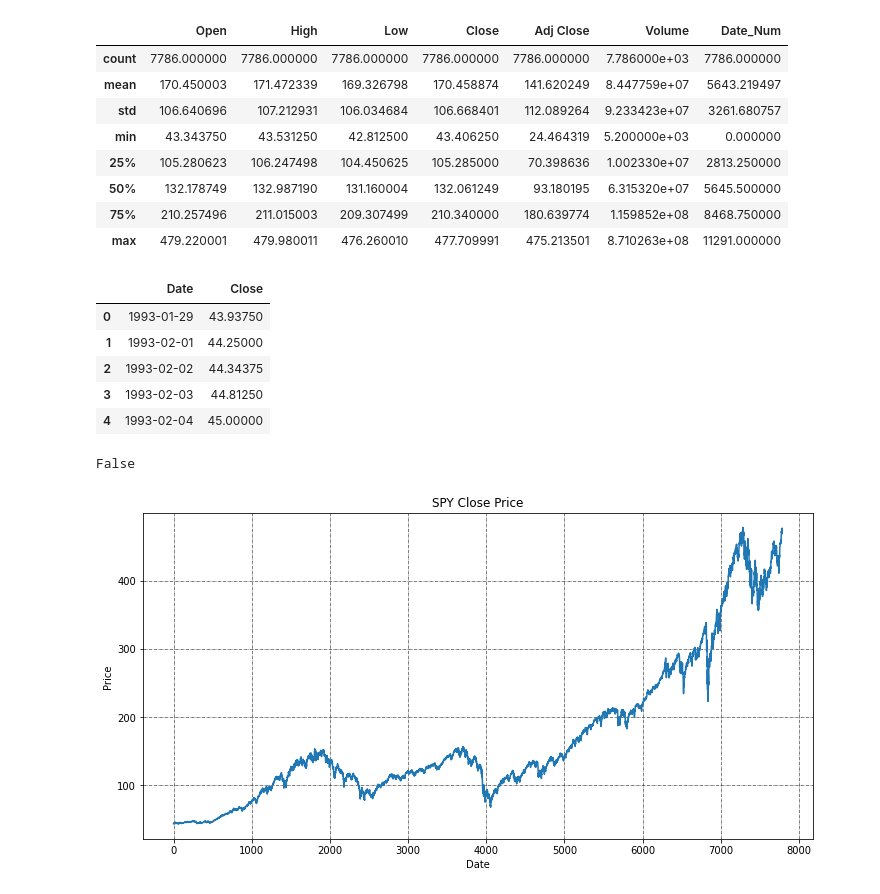
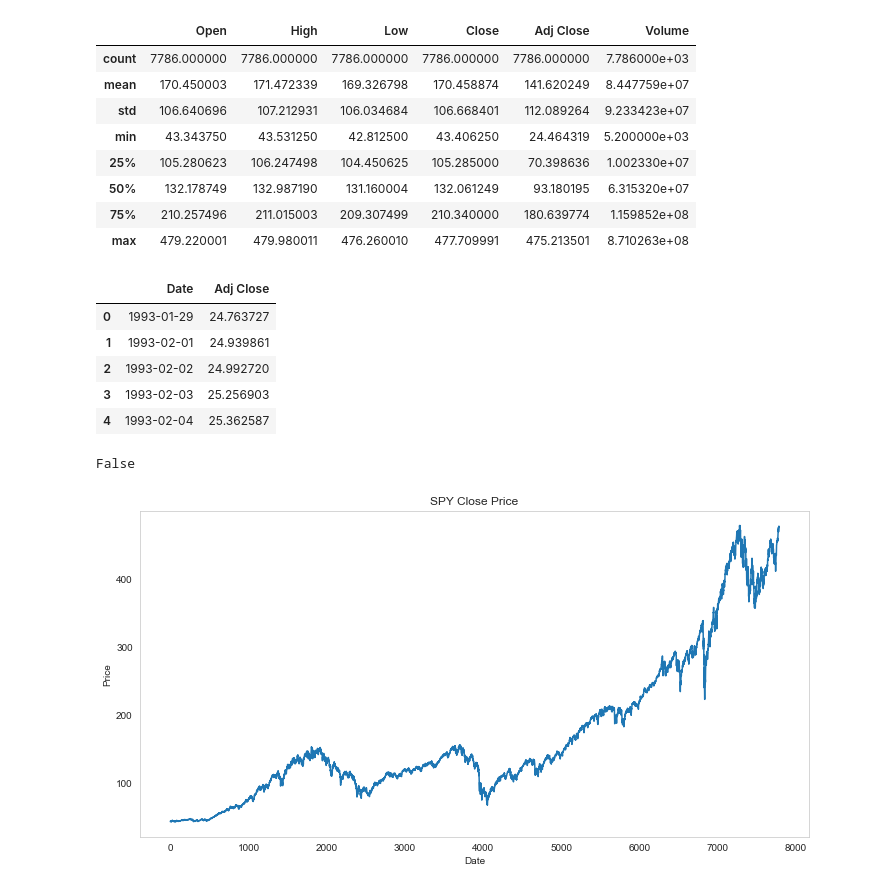
Before and after one commit to connorp7/LSTM_LinearRegression_Model_For_Stocks, a Jupyter notebook: notebooks/linear_regression_SPY.ipynb, the cells around one changed output. Cells and saved outputs as stored; diff of their text form; code cells hidden in the pictures.

```diff
--- a/notebooks/linear_regression_SPY.ipynb
+++ b/notebooks/linear_regression_SPY.ipynb
@@ -8,30 +8,30 @@ from sklearn.linear_model import LinearRegression
 # %%
 stock = pd.read_csv('C:/Users/Connor/Cs5804/mini-project-stock-ML/SPY_Trading_Project/data/raw/SPY.csv')
 # %%
-stock.describe()
+(stock.describe())
 # %% [output]
-|  | Open | High | Low | Close | Adj Close | Volume | Date_Num |
-| count | 7786.000000 | 7786.000000 | 7786.000000 | 7786.000000 | 7786.000000 | 7.786000e+03 | 7786.000000 |
-| mean | 170.450003 | 171.472339 | 169.326798 | 170.458874 | 141.620249 | 8.447759e+07 | 5643.219497 |
-| std | 106.640696 | 107.212931 | 106.034684 | 106.668401 | 112.089264 | 9.233423e+07 | 3261.680757 |
-| min | 43.343750 | 43.531250 | 42.812500 | 43.406250 | 24.464319 | 5.200000e+03 | 0.000000 |
-| 25% | 105.280623 | 106.247498 | 104.450625 | 105.285000 | 70.398636 | 1.002330e+07 | 2813.250000 |
-| 50% | 132.178749 | 132.987190 | 131.160004 | 132.061249 | 93.180195 | 6.315320e+07 | 5645.500000 |
-| 75% | 210.257496 | 211.015003 | 209.307499 | 210.340000 | 180.639774 | 1.159852e+08 | 8468.750000 |
-| max | 479.220001 | 479.980011 | 476.260010 | 477.709991 | 475.213501 | 8.710263e+08 | 11291.000000 |
+|  | Open | High | Low | Close | Adj Close | Volume |
+| count | 7786.000000 | 7786.000000 | 7786.000000 | 7786.000000 | 7786.000000 | 7.786000e+03 |
+| mean | 170.450003 | 171.472339 | 169.326798 | 170.458874 | 141.620249 | 8.447759e+07 |
+| std | 106.640696 | 107.212931 | 106.034684 | 106.668401 | 112.089264 | 9.233423e+07 |
+| min | 43.343750 | 43.531250 | 42.812500 | 43.406250 | 24.464319 | 5.200000e+03 |
+| 25% | 105.280623 | 106.247498 | 104.450625 | 105.285000 | 70.398636 | 1.002330e+07 |
+| 50% | 132.178749 | 132.987190 | 131.160004 | 132.061249 | 93.180195 | 6.315320e+07 |
+| 75% | 210.257496 | 211.015003 | 209.307499 | 210.340000 | 180.639774 | 1.159852e+08 |
+| max | 479.220001 | 479.980011 | 476.260010 | 477.709991 | 475.213501 | 8.710263e+08 |
 # %%
 stock['Date'] = pd.to_datetime(stock['Date'])
 # Create a new DataFrame with only closing price and date
-df = pd.DataFrame(stock, columns=['Date', 'Close'])
+df = pd.DataFrame(stock, columns=['Date', 'Adj Close'])
 
 df.head()
 # %% [output]
-|  | Date | Close |
-| 0 | 1993-01-29 | 43.93750 |
-| 1 | 1993-02-01 | 44.25000 |
-| 2 | 1993-02-02 | 44.34375 |
-| 3 | 1993-02-03 | 44.81250 |
-| 4 | 1993-02-04 | 45.00000 |
+|  | Date | Adj Close |
+| 0 | 1993-01-29 | 24.763727 |
+| 1 | 1993-02-01 | 24.939861 |
+| 2 | 1993-02-02 | 24.992720 |
+| 3 | 1993-02-03 | 25.256903 |
+| 4 | 1993-02-04 | 25.362587 |
 # %%
 df.isna().values.any()
 # %% [output]
@@ -39,9 +39,9 @@ False
 # %%
 stock['Close'].plot(figsize=(12,6))
 plt.title('SPY Close Price')
 plt.ylabel('Price')
 plt.xlabel('Date')
-plt.grid(which="major", color='k', linestyle='-.', linewidth=0.5)
+plt.grid(which="major", linestyle='-.', linewidth=0.5)
 plt.show()
 # %% [output]
-[figure, old version]
+[figure, new version]
```
Also changed, not shown: parts of 8 cells of this notebook, 1 other file.
